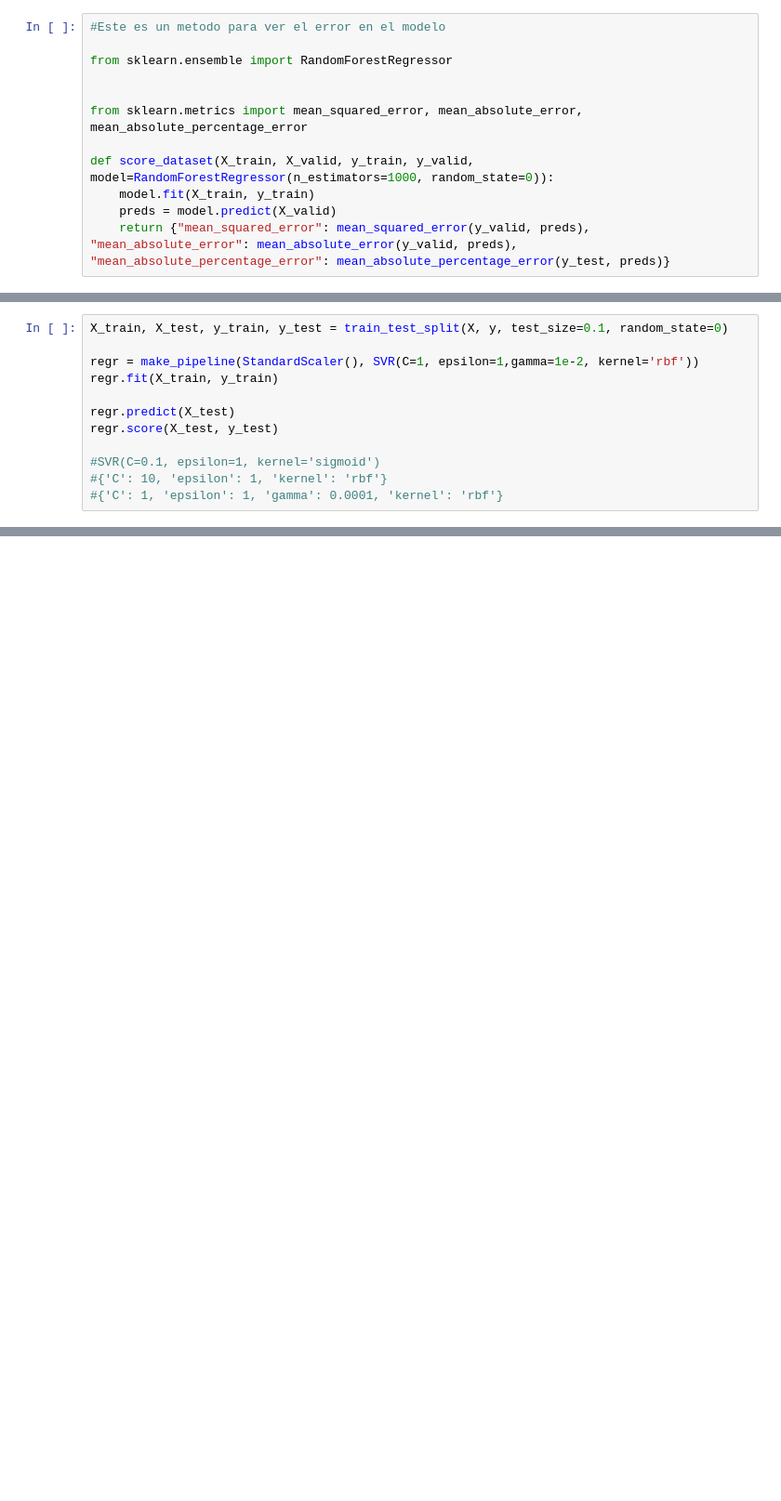
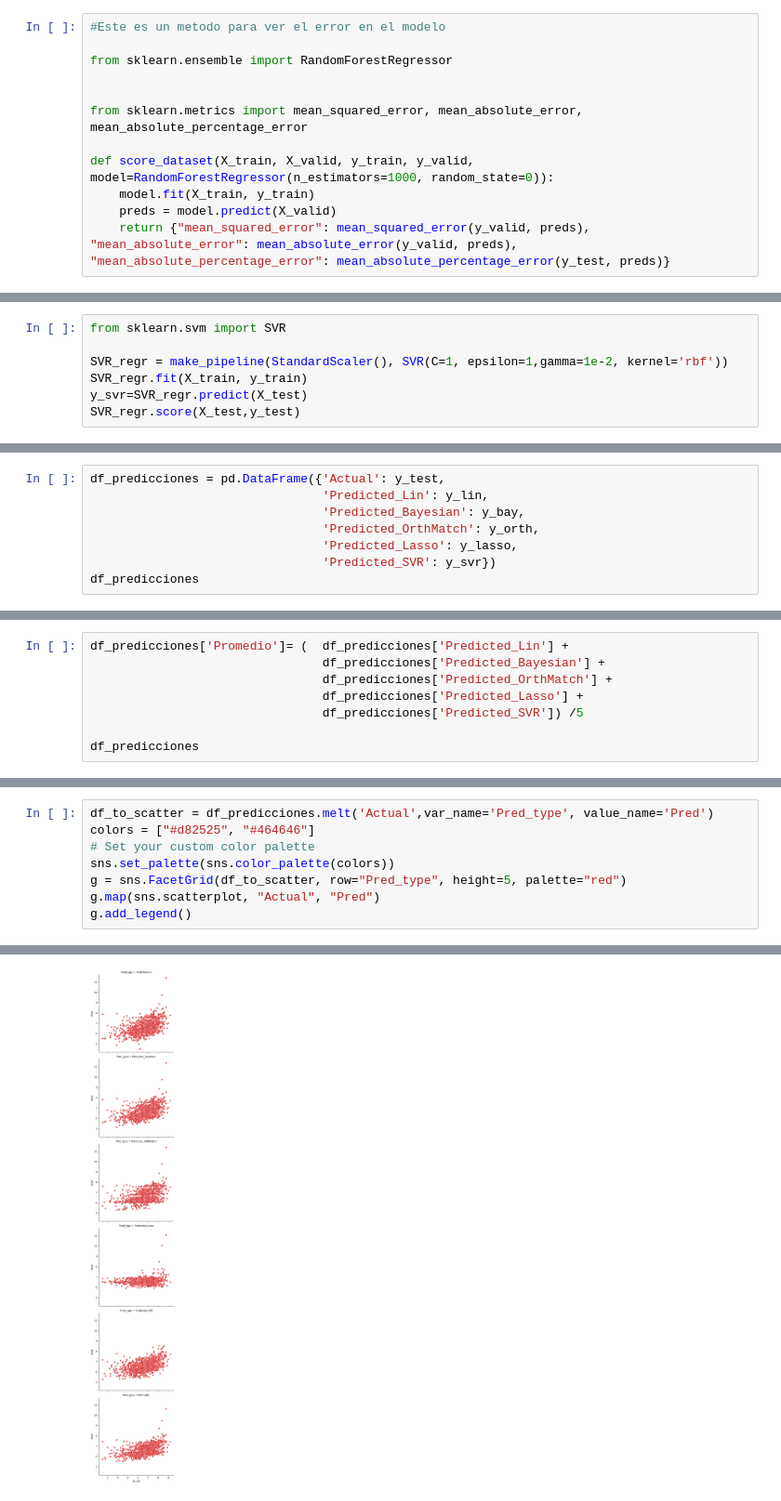
Before and after one commit to EzeSpk-Org/Proyecto_Final_Grupo3_DS29765, a Jupyter notebook: Predictor.ipynb, the cells around one changed output, grey strips where cells are left out. Shown: that part at 93% size. Drawn from its saved outputs; the diff is of its cells as text; blank space fills up the shorter version.

Commit message:
Finalización de predictor de puntajes

```diff
--- a/Predictor.ipynb
+++ b/Predictor.ipynb
@@ -211,0 +231,7 @@ Pipeline(steps=[('standardscaler', StandardScaler()),
+# %%
+from sklearn.svm import SVR
+
+SVR_regr = make_pipeline(StandardScaler(), SVR(C=1, epsilon=1,gamma=1e-2, kernel='rbf'))
+SVR_regr.fit(X_train, y_train)
+y_svr=SVR_regr.predict(X_test)
+SVR_regr.score(X_test,y_test)
@@ -227,12 +247,0 @@ regr.score(X_test, y_test)
-# %%
-X_train, X_test, y_train, y_test = train_test_split(X, y, test_size=0.1, random_state=0)
-
-regr = make_pipeline(StandardScaler(), SVR(C=1, epsilon=1,gamma=1e-2, kernel='rbf'))
-regr.fit(X_train, y_train)
-
-regr.predict(X_test)
-regr.score(X_test, y_test)
-
-#SVR(C=0.1, epsilon=1, kernel='sigmoid')
-#{'C': 10, 'epsilon': 1, 'kernel': 'rbf'}
-#{'C': 1, 'epsilon': 1, 'gamma': 0.0001, 'kernel': 'rbf'}
@@ -424,0 +248,8 @@ SVR(C=1, cache_size=500, epsilon=1, gamma=0.0001)
+# %%
+df_predicciones = pd.DataFrame({'Actual': y_test,
+                                'Predicted_Lin': y_lin,
+                                'Predicted_Bayesian': y_bay,
+                                'Predicted_OrthMatch': y_orth,
+                                'Predicted_Lasso': y_lasso,
+                                'Predicted_SVR': y_svr})
+df_predicciones
@@ -424,0 +270,8 @@ SVR(C=1, cache_size=500, epsilon=1, gamma=0.0001)
+# %%
+df_predicciones['Promedio']= (  df_predicciones['Predicted_Lin'] +
+                                df_predicciones['Predicted_Bayesian'] +
+                                df_predicciones['Predicted_OrthMatch'] +
+                                df_predicciones['Predicted_Lasso'] +
+                                df_predicciones['Predicted_SVR']) /5
+
+df_predicciones
@@ -424,0 +292,9 @@ SVR(C=1, cache_size=500, epsilon=1, gamma=0.0001)
+# %%
+df_to_scatter = df_predicciones.melt('Actual',var_name='Pred_type', value_name='Pred')
+colors = ["#d82525", "#464646"]
+# Set your custom color palette
+sns.set_palette(sns.color_palette(colors))
+g = sns.FacetGrid(df_to_scatter, row="Pred_type", height=5, palette="red")
+g.map(sns.scatterplot, "Actual", "Pred")
+g.add_legend()
+# %% [output]
@@ -424,0 +302 @@ SVR(C=1, cache_size=500, epsilon=1, gamma=0.0001)
+[figure, added]
```
Also changed, not shown: parts of 35 cells of this notebook, 1 other file.
